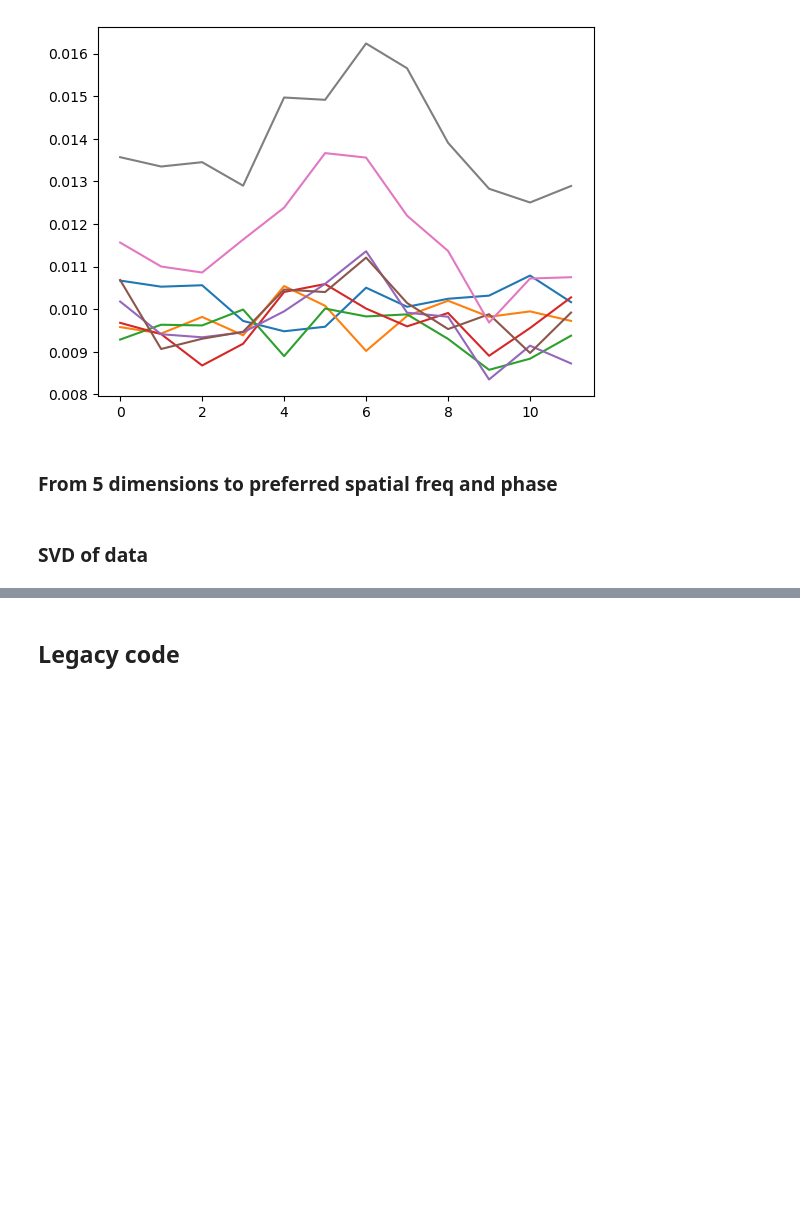
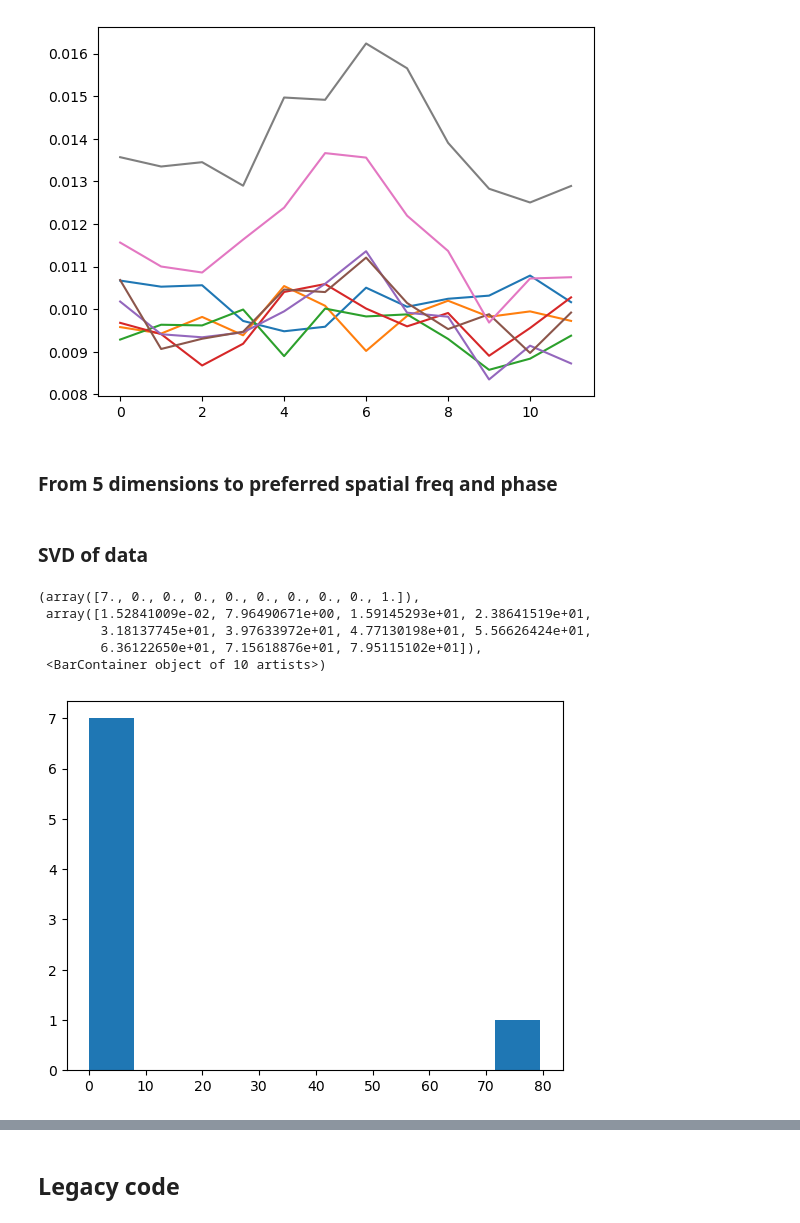
Before and after one commit to paopaoch/Mouse-V1, a Jupyter notebook: mouse_data_exploration.ipynb, the cells around one changed output, grey strips where cells are left out. Saved outputs shown, nothing was run; the diff lists cells and outputs as text; code cells hidden in the pictures; blank space fills up the shorter version.

```diff
--- a/mouse_data_exploration.ipynb
+++ b/mouse_data_exploration.ipynb
@@ -282,7 +283,6 @@ result_array = get_5_dimensions()
 # %%
-result_array = 1000 * result_array
 tuncurv_orien_contr = np.mean(np.mean(result_array, axis=4), axis=3)
-some_neuron = tuncurv_orien_contr.transpose((0, 2, 1))[26]
+some_neuron = tuncurv_orien_contr.transpose((0, 2, 1))[45]
 
 # Perform SVD
 U, S, Vt = np.linalg.svd(some_neuron)
@@ -293,4 +293,45 @@ Vt_k = Vt[:k, :]
 reduced_neuron = np.dot(U_k, np.dot(S_k, Vt_k))
 
 residue = some_neuron - reduced_neuron
+# %%
+def neuron_svd(tuning_curves, neuron_index):  # 5 dimensional array
+    tuncurv_orien_contr = np.mean(np.mean(tuning_curves, axis=4), axis=3)
+    some_neuron = tuncurv_orien_contr.transpose((0, 2, 1))[neuron_index]
+
+    # Perform SVD
+    U, S, Vt = np.linalg.svd(some_neuron)
+    k = 2 # number of singular values to keep
+    U_k = U[:, :k]
+    S_k = np.diag(S[:k])
+    Vt_k = Vt[:k, :]
+    reduced_neuron = np.dot(U_k, np.dot(S_k, Vt_k))
+
+    residue = some_neuron - reduced_neuron
+
+    return S, reduced_neuron, residue
+
+def fraction_of_explain_variance(S):
+    explain_var = S**2 / np.sum(S**2)
+    return explain_var
+# %%
+S, reduced_neuron, residue = neuron_svd(result_array, 43)
+# %%
+thresh = 0.9
+neuron_vars = []
+
+for i in range(result_array.shape[0]):
+    S, _, _ = neuron_svd(result_array, i)
+    frac_vars = fraction_of_explain_variance(S)
+    accum_frac_var = 0
+    for count, frac_var in enumerate(frac_vars):
+        accum_frac_var += frac_var
+        if accum_frac_var >= thresh:
+            neuron_vars.append(count + 1)
+# %% [output]
+(array([7., 0., 0., 0., 0., 0., 0., 0., 0., 1.]),
+ array([1.52841009e-02, 7.96490671e+00, 1.59145293e+01, 2.38641519e+01,
+        3.18137745e+01, 3.97633972e+01, 4.77130198e+01, 5.56626424e+01,
+        6.36122650e+01, 7.15618876e+01, 7.95115102e+01]),
+ <BarContainer object of 10 artists>)
+[figure, added]
 # %%
```
Also changed, not shown: parts of 2 cells of this notebook, 3 other files.
